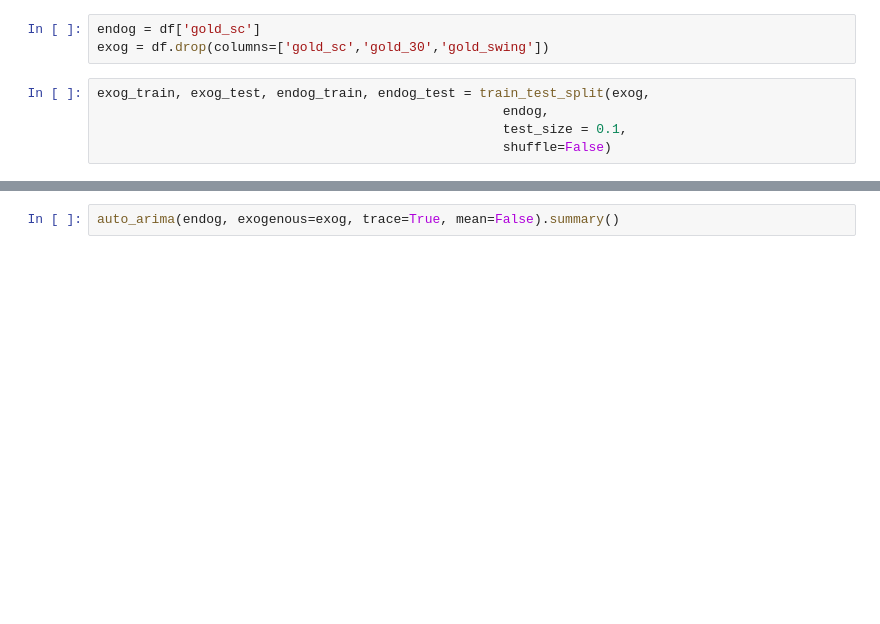
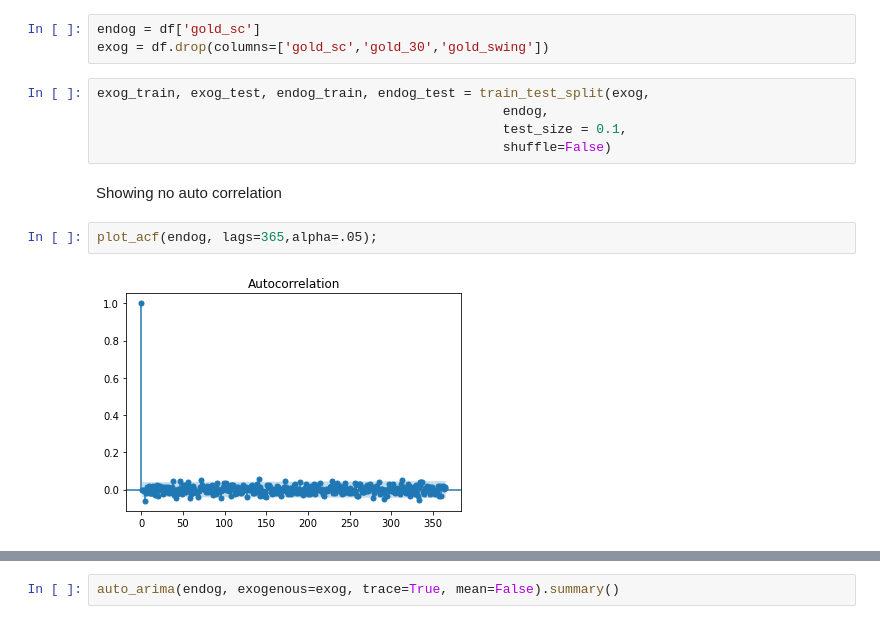
Before and after one commit to demondy/Gold_Price_Prediction, a Jupyter notebook: modeling.ipynb, the cells around one changed output, grey strips where cells are left out. Cells and saved outputs as stored; diff of their text form; blank space fills up the shorter version.

```diff
--- a/modeling.ipynb
+++ b/modeling.ipynb
@@ -169,3 +163,9 @@ exog_train, exog_test, endog_train, endog_test = train_test_split(exog,
                                                     endog,
                                                     test_size = 0.1,
                                                     shuffle=False)
+# %% [markdown]
+Showing no auto correlation
+# %%
+plot_acf(endog, lags=365,alpha=.05);
+# %% [output]
+[figure, added]
```
Also changed, not shown: parts of 13 cells of this notebook, 5 other files.
